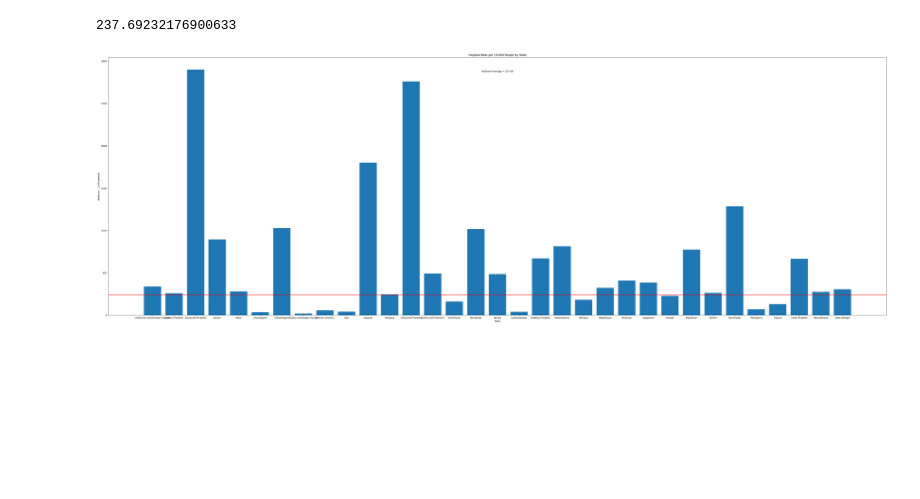
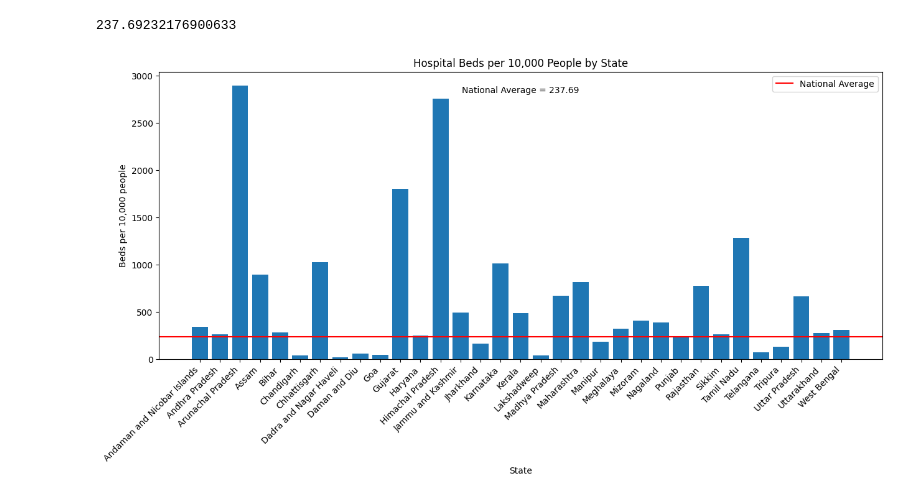
Before and after one commit to prathamchopra001/Healthcare-Data-Cleaning, a Jupyter notebook: DS - Python + SQL + ETL - Healthcare Census(new)/data_cleaning_10-12.ipynb, the cells around one changed output. Saved outputs shown, nothing was run; the diff lists cells and outputs as text; code cells hidden in the pictures; blank space fills up the shorter version.

```diff
--- a/DS - Python + SQL + ETL - Healthcare Census(new)/data_cleaning_10-12.ipynb
+++ b/DS - Python + SQL + ETL - Healthcare Census(new)/data_cleaning_10-12.ipynb
@@ -64,6 +64,6 @@ census_data = pd.read_csv('Clean Data/census.csv')
 # %% [markdown]
 ## Problem Statement 12: (Analyze Healthcare facility disparity)
 # %%
-df = hospital_data.merge(census_data, on='State/UT')
-df.columns
+merged_data = hospital_data.merge(census_data, on='State/UT')
+merged_data
 # %% [output]
@@ -78,9 +83,9 @@ Index(['State/UT', 'Number of Primary Health Centers(PHCs),',
 # %%
-df = df.dropna(subset=['HospitalBeds', 'Population'])
-df = df.fillna(0)
+merged_data = merged_data.dropna(subset=['HospitalBeds', 'Population'])
+merged_data = merged_data.fillna(0)
 # %%
-total_beds = df['HospitalBeds'].astype(int)
-population = df['Population'].astype(int)
+total_beds = merged_data['HospitalBeds'].astype(int)
+population = merged_data['Population'].astype(int)
 # %%
 beds_per_10000 = (total_beds / population) * 10000
 beds_per_10000
@@ -103,17 +108,18 @@ national_avg
 # %% [output]
 237.69232176900633
 # %%
-plt.figure(figsize=(60, 20))
-plt.bar(df['State/UT'], beds_per_10000)
+plt.figure(figsize=(15,6))
+plt.bar(merged_data['State/UT'], beds_per_10000)
 plt.axhline(y=national_avg, color='r', linestyle='-')
 plt.xlabel('State')
 plt.ylabel('Beds per 10,000 people')
 plt.title('Hospital Beds per 10,000 People by State')
-
+plt.legend(['National Average'])
+plt.xticks(rotation=45, ha="right")
 plt.annotate(f'National Average = {national_avg:.2f}', xy=(0.5, 0.95),
              xycoords='axes fraction', horizontalalignment='center',
              verticalalignment='top')
 
 plt.show()
 # %% [output]
-[figure, old version]
+[figure, new version]
```
Also changed, not shown: parts of 3 cells of this notebook, 11 other files.
